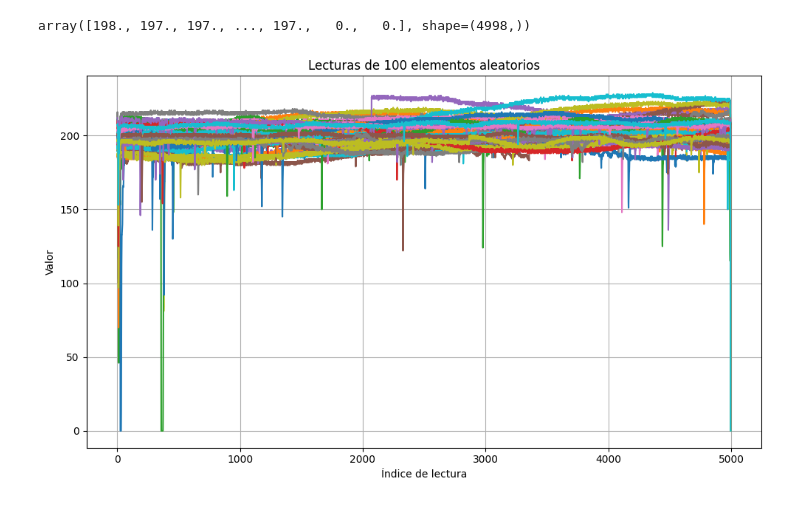
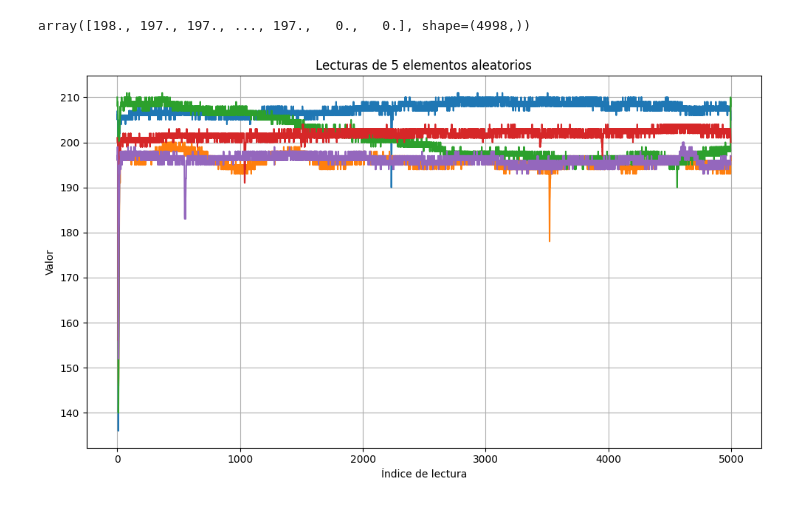
Before and after one commit to ECFM-USAC/LAGO_data_model, a Jupyter notebook: notebooks/load_parquet_data.ipynb, the cells around one changed output. Drawn from its saved outputs; the diff is of its cells as text; code cells hidden in the pictures.

Commit message:
plot function update

```diff
--- a/notebooks/load_parquet_data.ipynb
+++ b/notebooks/load_parquet_data.ipynb
@@ -37,7 +37,10 @@ def plot_readings(df, n=5, legend=True):
     plt.figure(figsize=(10, 6))
 
     for _, row in data.iterrows():
-        plt.plot(row['readings'], label=row['TBP'])
+        pulse_data = row['readings']
+        pulse_data = pulse_data[pulse_data != 0]
+
+        plt.plot(pulse_data, label=row['TBP'])
 
     plt.xlabel('Índice de lectura')
     plt.ylabel('Valor')
@@ -45,11 +48,10 @@ def plot_readings(df, n=5, legend=True):
 
     if legend:
         plt.legend(title='TBP')
-
     plt.grid(True)
     plt.tight_layout()
     plt.show()
 # %%
-plot_readings(data, 100, legend=False)
+plot_readings(data, 5, legend=False)
 # %% [output]
-[figure, old version]
+[figure, new version]
```
